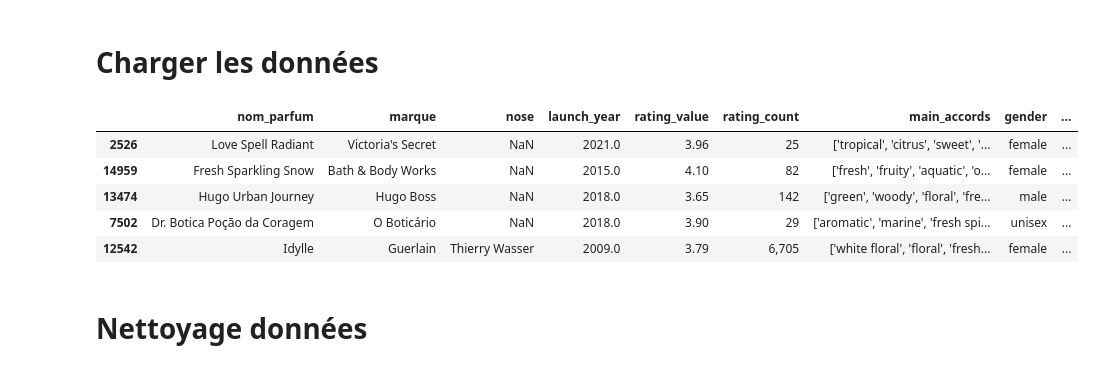
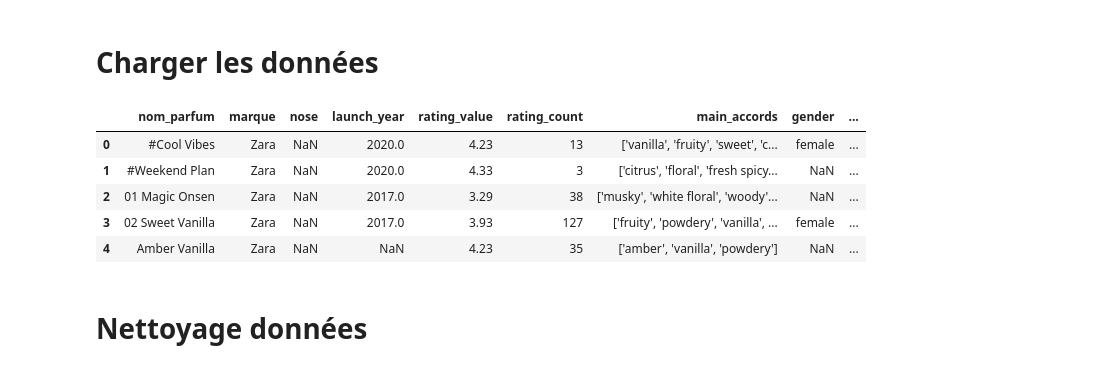
Before and after one commit to ThomasAPRichard/M1_DS, a Jupyter notebook: Analyse_de_Données/Projet_AD/Data_analyse_Fragrantica/0_Preprocessing.ipynb, the cells around one changed output. Saved outputs shown, nothing was run; the diff lists cells and outputs as text; code cells hidden in the pictures.

```diff
--- a/Analyse_de_Données/Projet_AD/Data_analyse_Fragrantica/0_Preprocessing.ipynb
+++ b/Analyse_de_Données/Projet_AD/Data_analyse_Fragrantica/0_Preprocessing.ipynb
@@ -3,24 +3,24 @@
 # %%
 import pandas as pd
 import numpy as np
 import matplotlib.pyplot as plt
 import seaborn as sns
 
 # Load the data
 'FDS = Fragrantica Data Set'
 FDS = pd.read_csv('Fragrantica_dataset.csv')
 
 '''ATTENTION: Ici on prend uniquement un petit sample du dataset pour
 pouvoir le manipuler plus facilement.'''
-FDS = FDS.sample(100, random_state=1)
+#FDS = FDS.sample(100, random_state=1)
 FDS.head()
 # %% [output]
 |  | nom_parfum | marque | nose | launch_year | rating_value | rating_count | main_accords | gender | ... |
-| 2526 | Love Spell Radiant | Victoria's Secret | NaN | 2021.0 | 3.96 | 25 | ['tropical', 'citrus', 'sweet', '... | female | ... |
-| 14959 | Fresh Sparkling Snow | Bath & Body Works | NaN | 2015.0 | 4.10 | 82 | ['fresh', 'fruity', 'aquatic', 'o... | female | ... |
-| 13474 | Hugo Urban Journey | Hugo Boss | NaN | 2018.0 | 3.65 | 142 | ['green', 'woody', 'floral', 'fre... | male | ... |
-| 7502 | Dr. Botica Poção da Coragem | O Boticário | NaN | 2018.0 | 3.90 | 29 | ['aromatic', 'marine', 'fresh spi... | unisex | ... |
-| 12542 | Idylle | Guerlain | Thierry Wasser | 2009.0 | 3.79 | 6,705 | ['white floral', 'floral', 'fresh... | female | ... |
+| 0 | #Cool Vibes | Zara | NaN | 2020.0 | 4.23 | 13 | ['vanilla', 'fruity', 'sweet', 'c... | female | ... |
+| 1 | #Weekend Plan | Zara | NaN | 2020.0 | 4.33 | 3 | ['citrus', 'floral', 'fresh spicy... | NaN | ... |
+| 2 | 01 Magic Onsen | Zara | NaN | 2017.0 | 3.29 | 38 | ['musky', 'white floral', 'woody'... | NaN | ... |
+| 3 | 02 Sweet Vanilla | Zara | NaN | 2017.0 | 3.93 | 127 | ['fruity', 'powdery', 'vanilla', ... | female | ... |
+| 4 | Amber Vanilla | Zara | NaN | NaN | 4.23 | 35 | ['amber', 'vanilla', 'powdery'] | NaN | ... |
 # %% [markdown]
 # Nettoyage données
 # %% [markdown]
```
Also changed, not shown: parts of 16 cells of this notebook, 6 other files.
